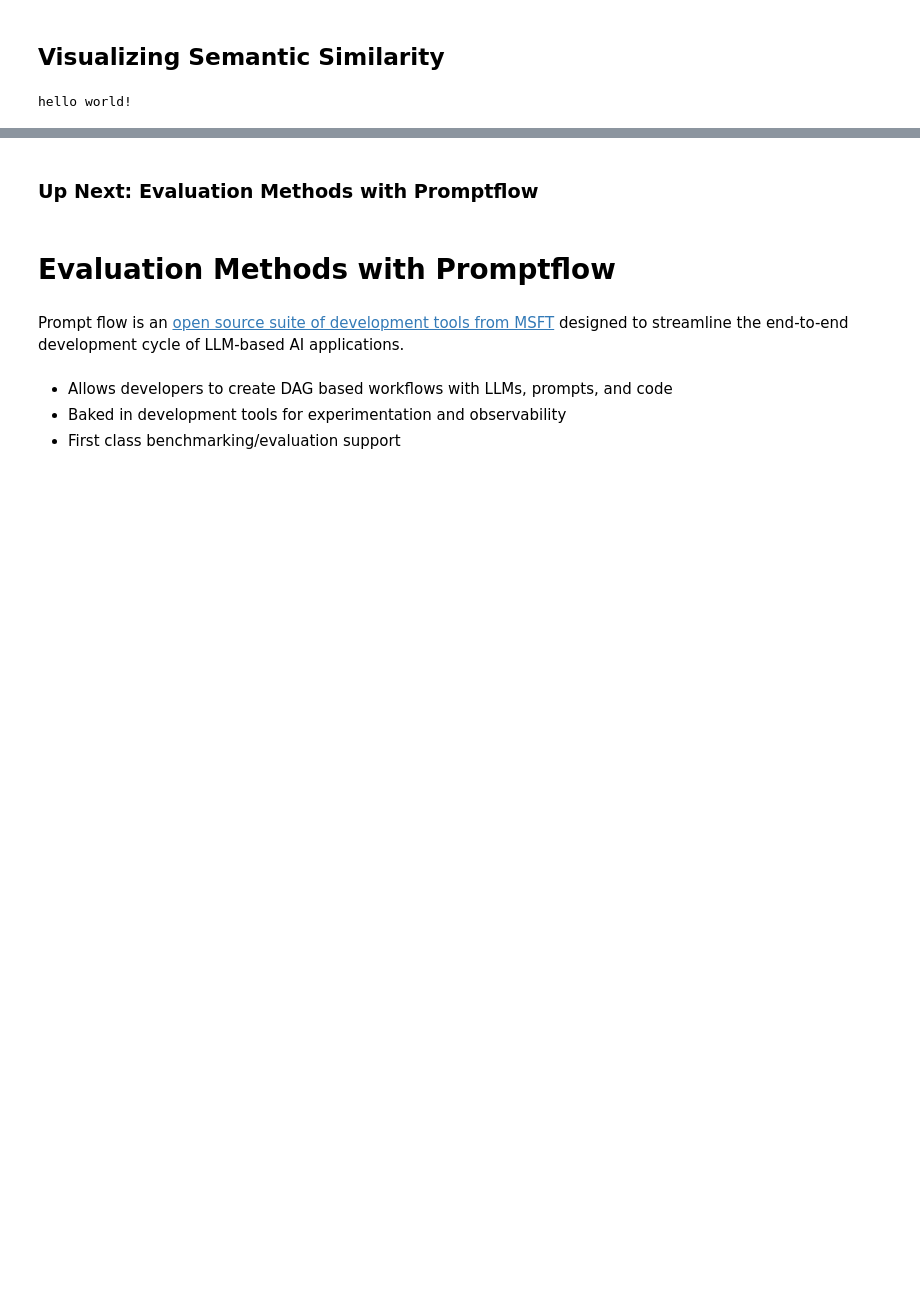
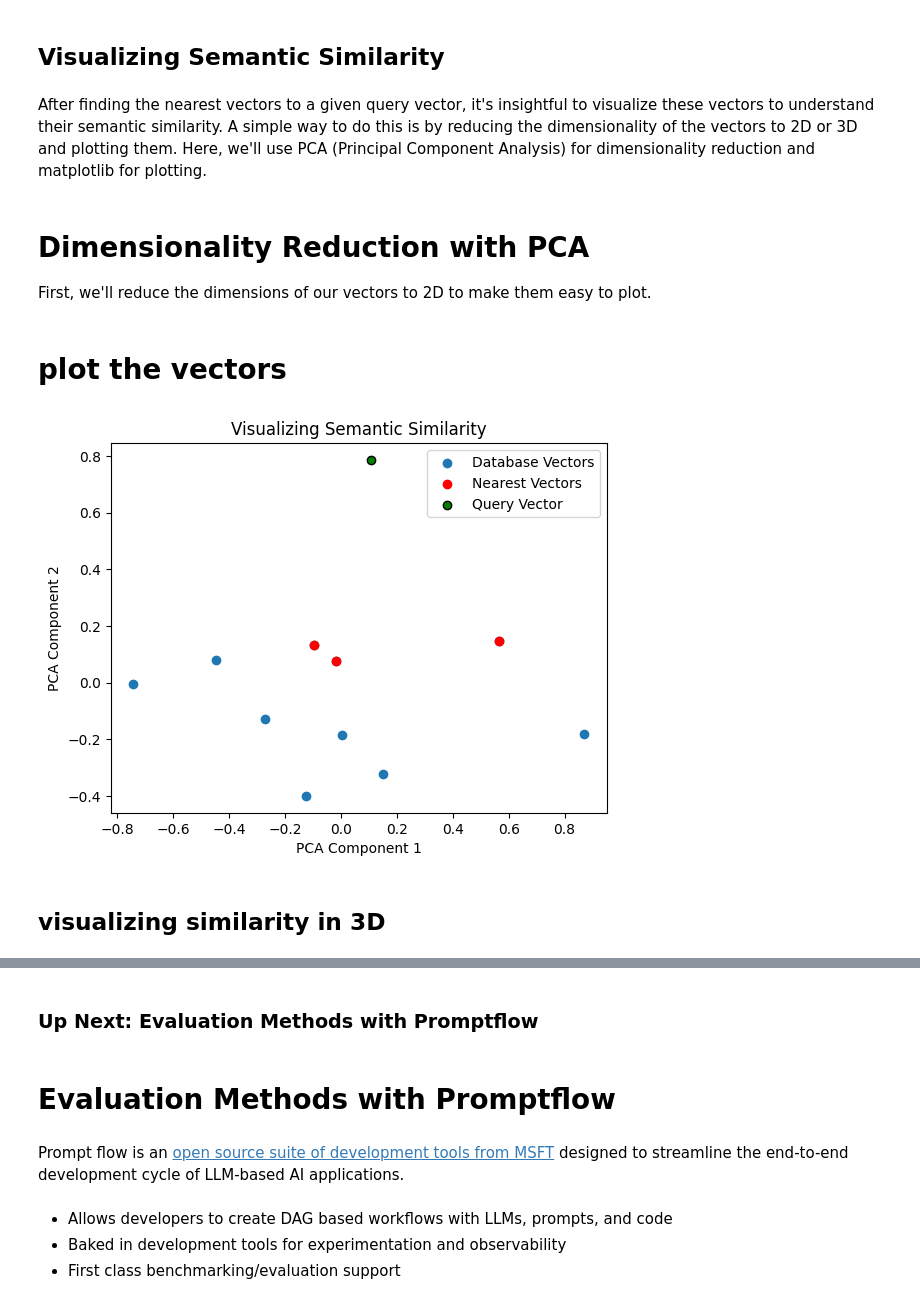
Before and after one commit to khchan/building-blocks-ai, a Jupyter notebook: notebook.ipynb, the cells around one changed output, grey strips where cells are left out. Saved outputs shown, nothing was run; the diff lists cells and outputs as text; code cells hidden in the pictures; blank space fills up the shorter version.

```diff
--- a/notebook.ipynb
+++ b/notebook.ipynb
@@ -602,6 +678,43 @@ hello world!
 # %% [markdown]
 ## Visualizing Semantic Similarity
-# %%
-print("hello world!")
-# %% [output]
-hello world!
+# %% [markdown]
+After finding the nearest vectors to a given query vector, it's insightful to visualize these vectors to understand their semantic similarity. A simple way to do this is by reducing the dimensionality of the vectors to 2D or 3D and plotting them. Here, we'll use PCA (Principal Component Analysis) for dimensionality reduction and matplotlib for plotting.
+# %% [markdown]
+# Dimensionality Reduction with PCA
+First, we'll reduce the dimensions of our vectors to 2D to make them easy to plot.
+# %%
+from sklearn.decomposition import PCA
+import matplotlib.pyplot as plt
+
+# Combine the database vectors and the query vector for PCA
+all_vectors = np.vstack([database_vectors, query_vector])
+
+# Perform PCA to reduce to 2 dimensions
+pca = PCA(n_components=2)
+reduced_vectors = pca.fit_transform(all_vectors)
+
+# Separate the reduced database vectors and the reduced query vector
+reduced_database_vectors = reduced_vectors[:-1, :]
+reduced_query_vector = reduced_vectors[-1, :]
+# %% [markdown]
+# plot the vectors
+# %%
+
+# Plot all database vectors
+plt.scatter(reduced_database_vectors[:, 0], reduced_database_vectors[:, 1], label='Database Vectors')
+
+# Highlight the nearest vectors
+plt.scatter(reduced_database_vectors[nearest_indices, 0], reduced_database_vectors[nearest_indices, 1], color='red', label='Nearest Vectors')
+
+# Plot the query vector
+plt.scatter(reduced_query_vector[0], reduced_query_vector[1], color='green', label='Query Vector', edgecolors='black')
+
+plt.title('Visualizing Semantic Similarity')
+plt.xlabel('PCA Component 1')
+plt.ylabel('PCA Component 2')
+plt.legend()
+plt.show()
+# %% [output]
+[figure, added]
+# %% [markdown]
+## visualizing similarity in 3D
```
Also changed, not shown: parts of 16 cells of this notebook.
